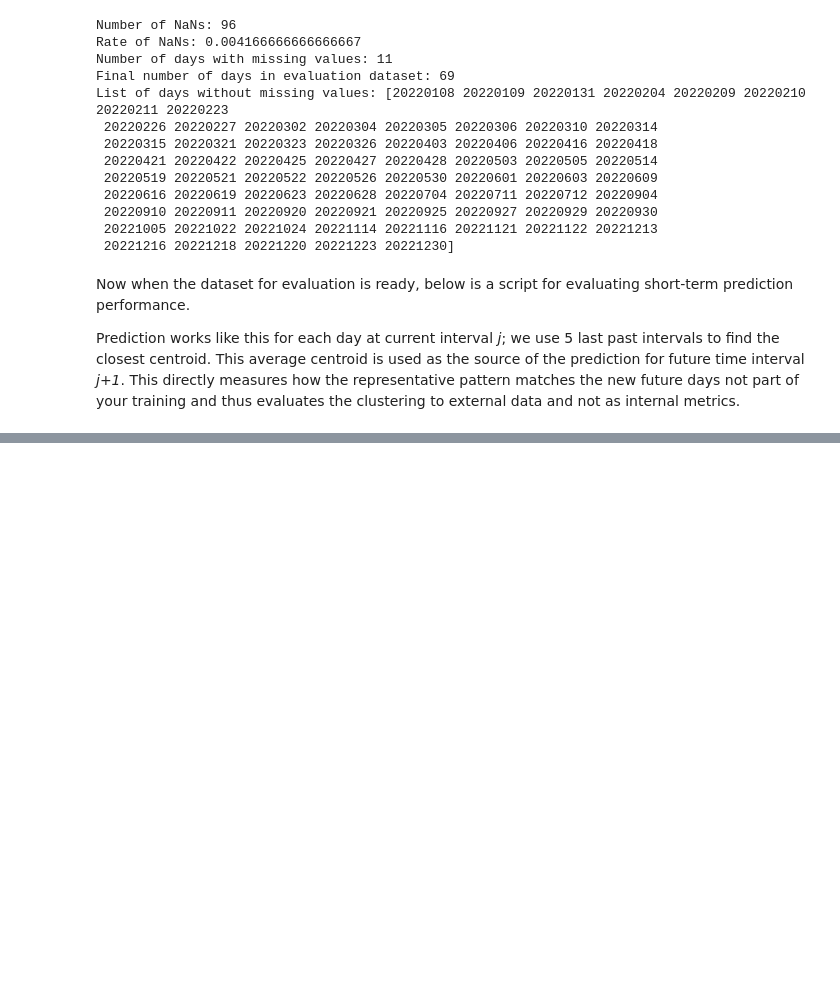
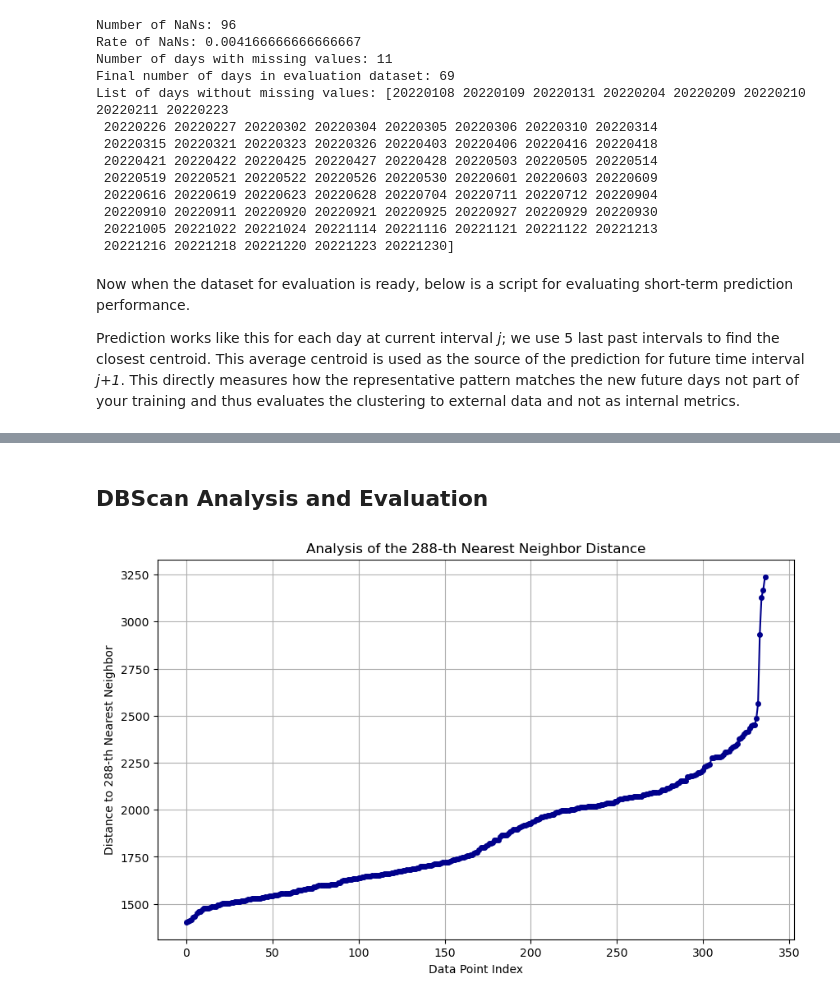
Before and after one commit to ChrisSuccar/Test_1, a Jupyter notebook: exercise_5/exercise_5_clustering.ipynb, the cells around one changed output, grey strips where cells are left out. Saved outputs shown, nothing was run; the diff lists cells and outputs as text; code cells hidden in the pictures; blank space fills up the shorter version.

```diff
--- a/exercise_5/exercise_5_clustering.ipynb
+++ b/exercise_5/exercise_5_clustering.ipynb
@@ -898,0 +891,41 @@ ValueError: Input contains NaN.
+# %% [markdown]
+## DBScan Analysis and Evaluation
+# %%
+import numpy as np
+import matplotlib.pyplot as plt
+from sklearn.neighbors import NearestNeighbors
+
+# Compute the number of NaN values per day
+non_nan_counts = np.sum(np.isnan(vectorized_day_dataset), axis=1)
+
+# Filter out days with any NaN values
+clean_dataset = vectorized_day_dataset[non_nan_counts == 0, :]
+
+# Prepare to use NearestNeighbors for finding the k-nearest neighbors
+number_of_features = clean_dataset.shape[1]
+min_points = number_of_features + 1  # Heuristic from the rule of thumb for minPts
+k_neighbors = min_points - 1  # k is one less than min_points
+
+# Initialize and fit the NearestNeighbors model
+nearest_neighbors = NearestNeighbors(n_neighbors=k_neighbors)
+nearest_neighbors.fit(clean_dataset)
+
+# Retrieve the distances to the k-nearest neighbors for each point
+distances, indices = nearest_neighbors.kneighbors(clean_dataset)
+
+# Extract the k-th nearest distances
+kth_nearest_distances = distances[:, k_neighbors-1]
+
+# Sorting the k-th nearest distances in ascending order
+sorted_distances = np.sort(kth_nearest_distances)
+
+# Creating a plot with enhanced aesthetics
+plt.figure(figsize=(10, 6))
+plt.plot(sorted_distances, marker='o', linestyle='-', color='darkblue', markersize=4)
+plt.xlabel('Data Point Index')
+plt.ylabel(f'Distance to {k_neighbors}-th Nearest Neighbor')
+plt.title(f'Analysis of the {k_neighbors}-th Nearest Neighbor Distance')
+plt.grid(True)
+plt.show()
+# %% [output]
+[figure, added]
```
Also changed, not shown: parts of 14 cells of this notebook, 1 other file.
